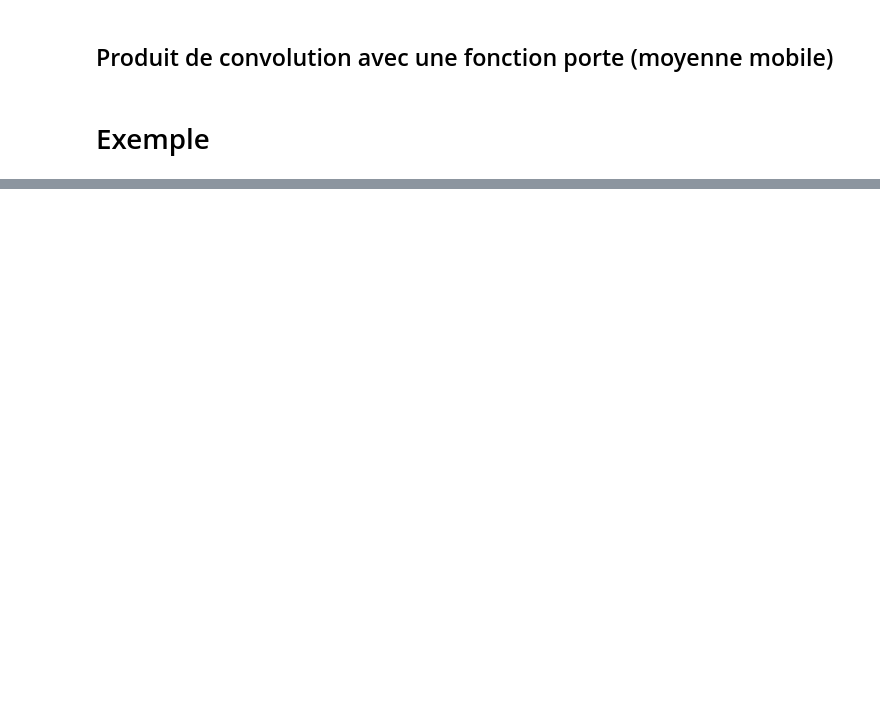
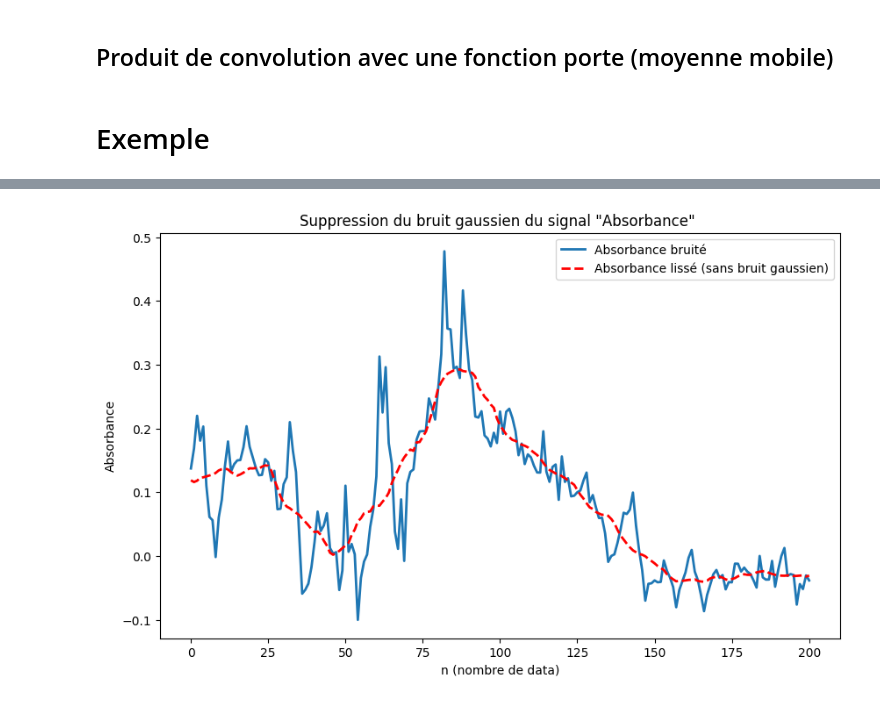
Before and after one commit to VincentMarais/varian-634-app, a Jupyter notebook: client/python/core/utils/digital_processing_simulation/digital_processing_simulation.ipynb, the cells around one changed output, grey strips where cells are left out. Cells and saved outputs as stored; diff of their text form; code cells hidden in the pictures; blank space fills up the shorter version.

```diff
--- a/client/python/core/utils/digital_processing_simulation/digital_processing_simulation.ipynb
+++ b/client/python/core/utils/digital_processing_simulation/digital_processing_simulation.ipynb
@@ -144,0 +140,20 @@ plt.show()
+# %%
+door_function_width=20
+convol_signal_sample = apply_moving_average(sample_voltage, door_function_width)
+convol_signal_ref = apply_moving_average(ref_voltage, door_function_width)
+
+
+absorbance_lisse_convolu=np.log10(convol_signal_ref/convol_signal_sample)
+
+
+# Tracer les signaux
+plt.figure(figsize=(10, 6))
+plt.plot(data_x, absorbance, label='Absorbance bruité', linewidth=2)
+plt.plot(data_x, absorbance_lisse_convolu, label='Absorbance lissé (sans bruit gaussien)', linestyle='--', linewidth=2, color='red')
+plt.legend()
+plt.title('Suppression du bruit gaussien du signal "Absorbance" ')
+plt.xlabel('n (nombre de data)')
+plt.ylabel('Absorbance')
+plt.show()
+# %% [output]
+[figure, added]
```
Also changed, not shown: parts of 6 cells of this notebook, 2 other files.
